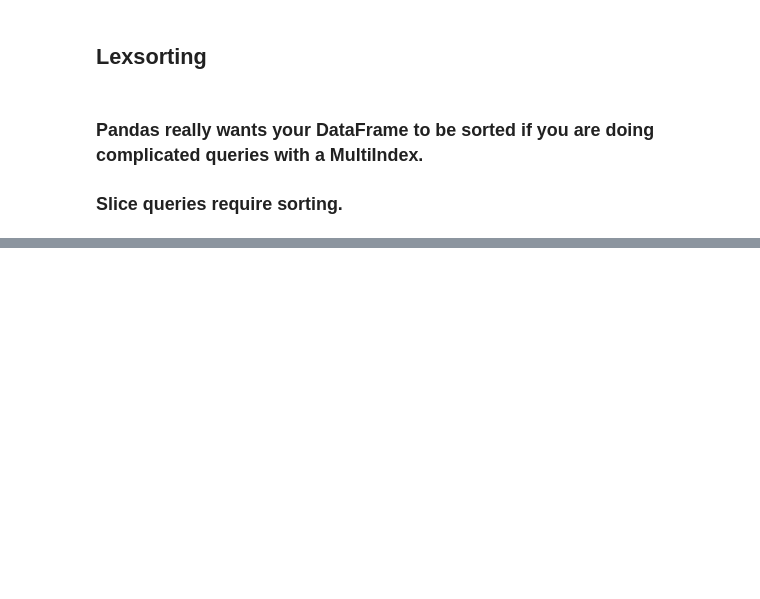
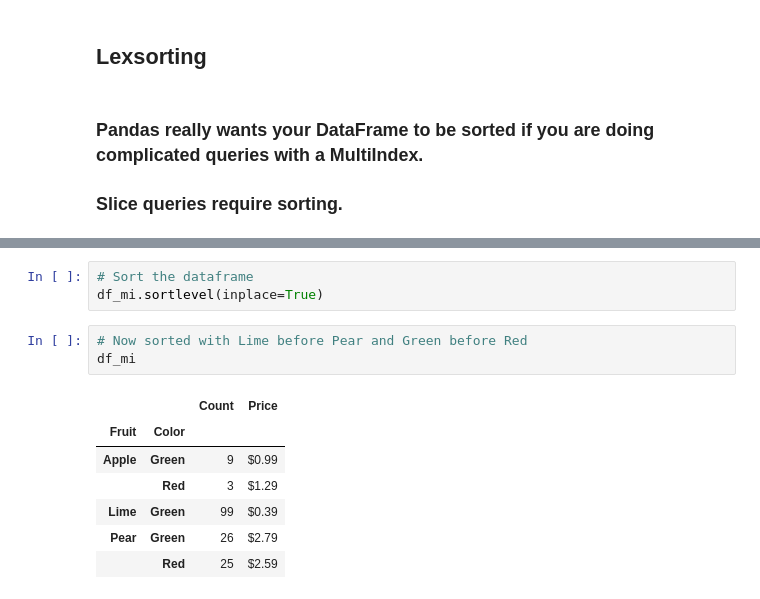
Before and after one commit to sfavorite/pandas_basics, a Jupyter notebook: Basics of Pandas DataFrames .ipynb, the cells around one changed output, grey strips where cells are left out. Drawn from its saved outputs; the diff is of its cells as text; blank space fills up the shorter version.

```diff
--- a/Basics of Pandas DataFrames .ipynb
+++ b/Basics of Pandas DataFrames .ipynb
@@ -404,0 +416,14 @@ df_mi.loc[('Apple'), :]
+# %%
+# Sort the dataframe
+df_mi.sortlevel(inplace=True)
+# %%
+# Now sorted with Lime before Pear and Green before Red
+df_mi
+# %% [output]
+|  |  | Count | Price |
+| Fruit | Color |  |  |
+| Apple | Green | 9 | $0.99 |
+|  | Red | 3 | $1.29 |
+| Lime | Green | 99 | $0.39 |
+| Pear | Green | 26 | $2.79 |
+|  | Red | 25 | $2.59 |
```
Also changed, not shown: parts of 6 cells of this notebook.
